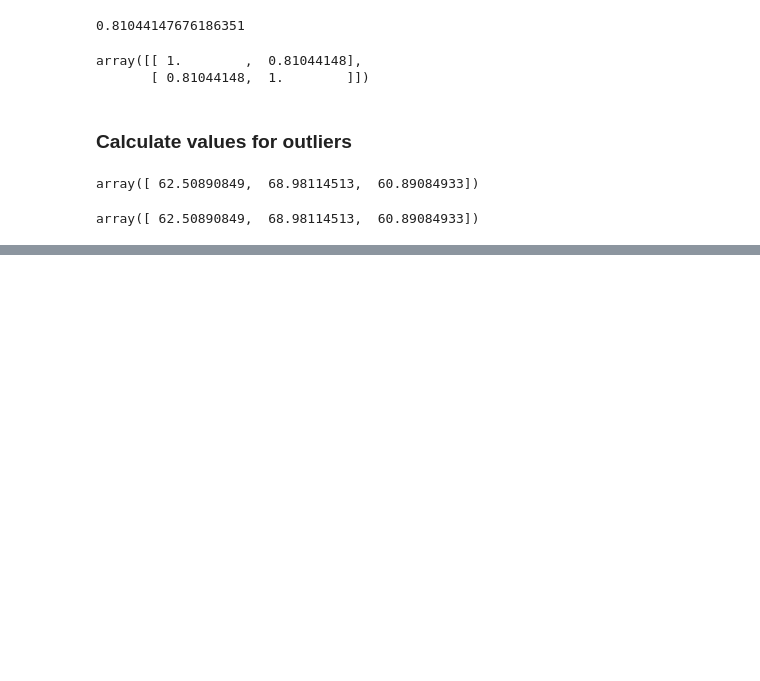
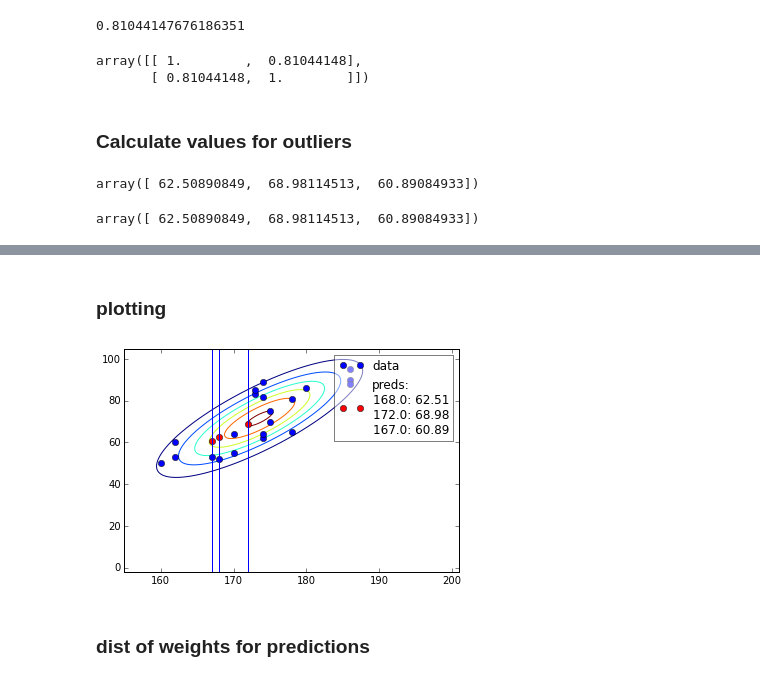
Before and after one commit to motjuste/patt-rex, a Jupyter notebook: task-2.2-demo.ipynb, the cells around one changed output, grey strips where cells are left out. Cells and saved outputs as stored; diff of their text form; code cells hidden in the pictures; blank space fills up the shorter version.

```diff
--- a/task-2.2-demo.ipynb
+++ b/task-2.2-demo.ipynb
@@ -98,0 +124,31 @@ array([ 62.50890849,  68.98114513,  60.89084933])
+# %% [markdown]
+### plotting
+# %%
+fig = plt.figure()
+axs = fig.add_subplot(111)
+
+# limits for the axes
+HW_ = np.vstack((hs, ws))  # only the measurements; data is col-wise
+xmin, ymin = HW_.min(axis=1)
+xmax, ymax = HW_.max(axis=1)
+
+xlim = [xmin-5, xmax+15]  # purely for looks
+ylim = [-2, ymax+10]
+
+plt_rex.plot2d(HW_new, colwise_data=True, hatch='bo', x_lim=xlim,
+               y_lim=ylim, show=False, axs=axs, plotlabel="data")
+
+axs.contour(*xypdf)
+
+plt_label = "preds:\n" + "\n".join("{}: {:.4}".format(*c) for c in \
+                                   zip(H_unknown, W_pred))
+plt_rex.plot2d(np.vstack((H_unknown, W_pred)), colwise_data=True,
+               hatch='ro',
+               show=False, axs=axs, plotlabel=plt_label)
+
+for h in H_unknown:
+    axs.axvline(x=h)
+# %% [output]
+[figure, added]
+# %% [markdown]
+### dist of weights for predictions
```
Also changed, not shown: parts of 9 cells of this notebook, 1 other file.
